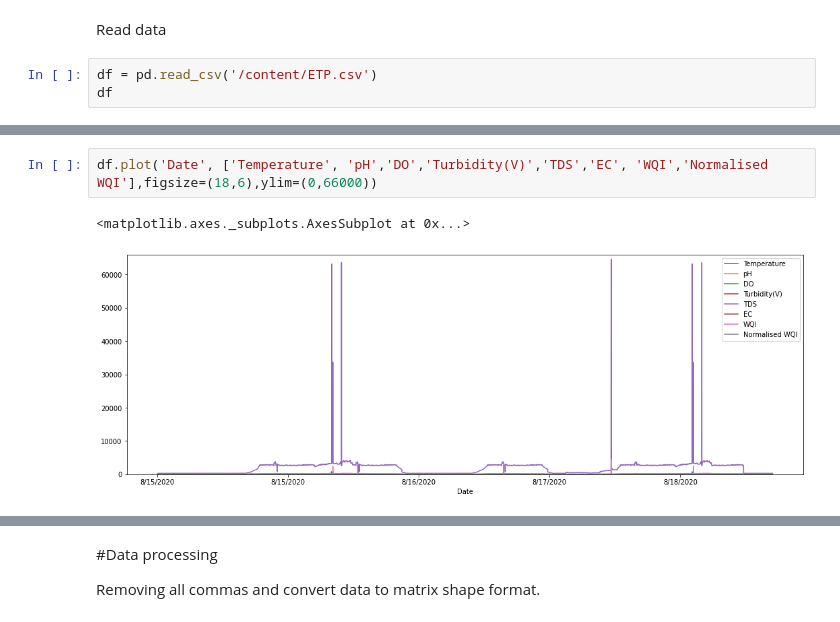
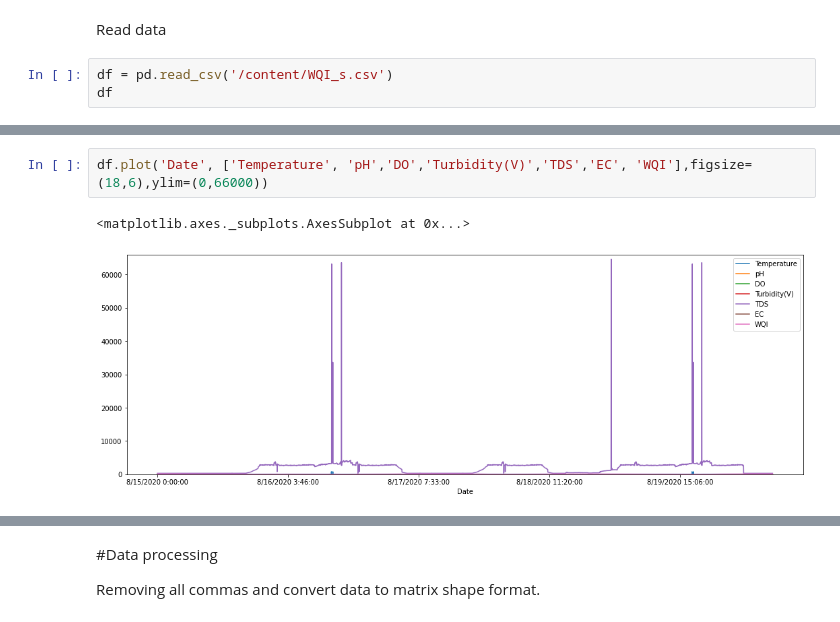
Before and after one commit to zahidshaon/Machine-Learning-Based-ETP-Outlet-Monitoring, a Jupyter notebook: Thesis_LSTM.ipynb, the cells around one changed output, grey strips where cells are left out. Saved outputs shown, nothing was run; the diff lists cells and outputs as text.

```diff
--- a/Thesis_LSTM.ipynb
+++ b/Thesis_LSTM.ipynb
@@ -19,6 +21,6 @@ from sklearn.preprocessing import MinMaxScaler
 # %% [markdown]
 Read data
 # %%
-df = pd.read_csv('/content/ETP.csv')
+df = pd.read_csv('/content/WQI_s.csv')
 df
 # %% [output]
@@ -37,6 +39,6 @@ df
 4707 rows × 11 columns
 # %%
-df.plot('Date', ['Temperature', 'pH','DO','Turbidity(V)','TDS','EC', 'WQI','Normalised WQI'],figsize=(18,6),ylim=(0,66000))
+df.plot('Date', ['Temperature', 'pH','DO','Turbidity(V)','TDS','EC', 'WQI'],figsize=(18,6),ylim=(0,66000))
 # %% [output]
 <matplotlib.axes._subplots.AxesSubplot at 0x...>
-[figure, old version]
+[figure, new version]
```
Also changed, not shown: parts of 33 cells of this notebook.
